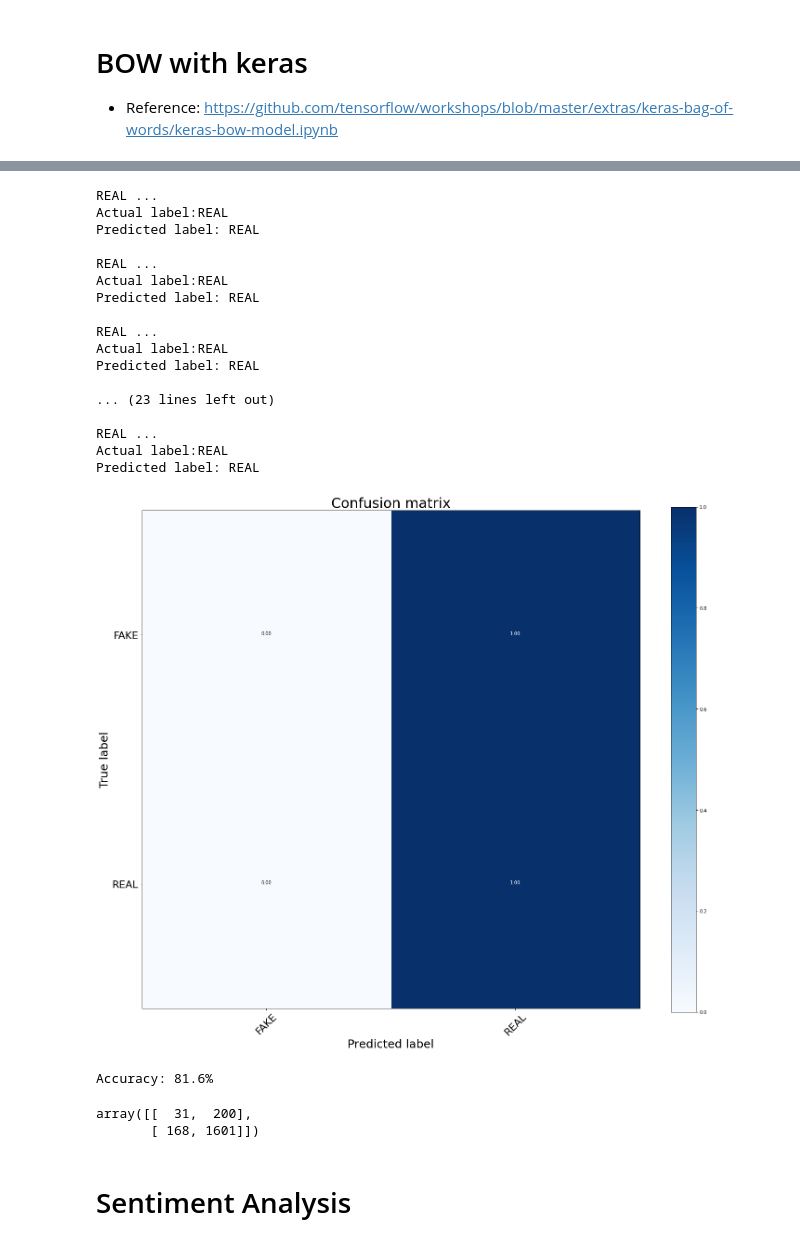
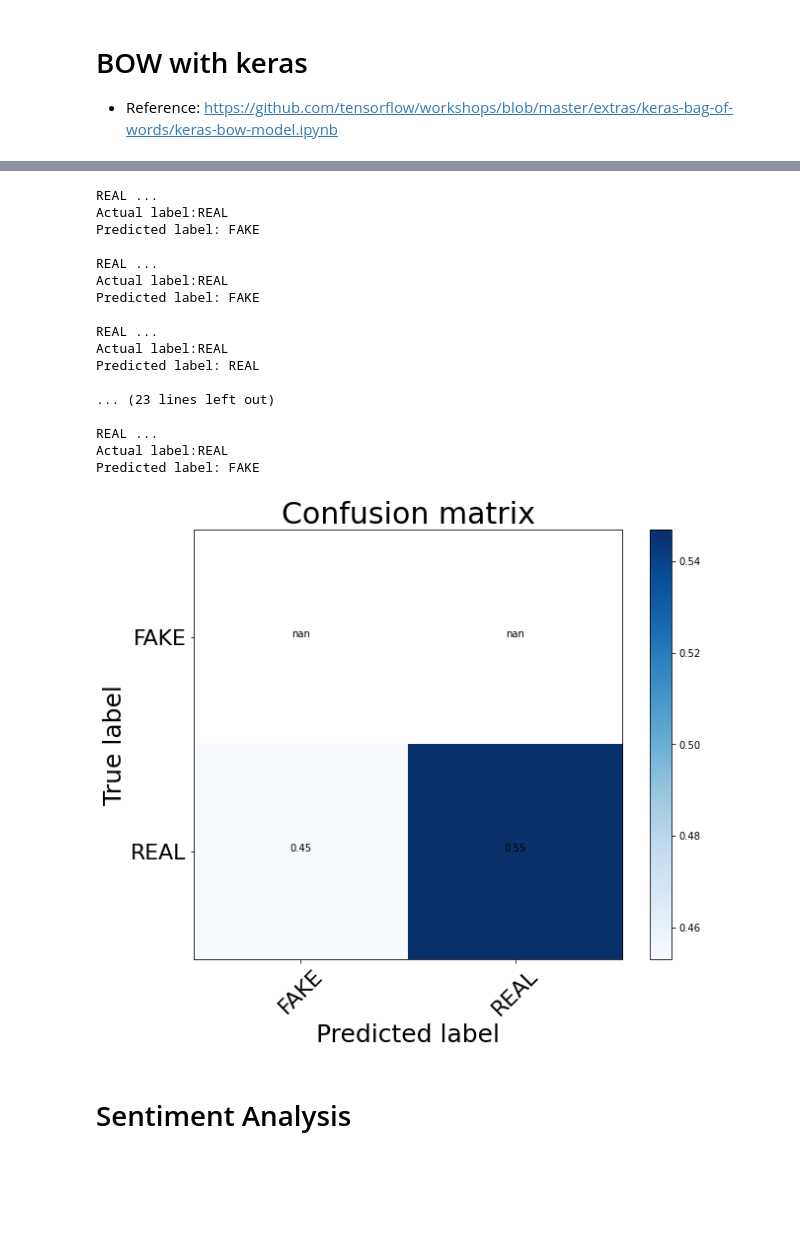
Before and after one commit to Branden-Kang/Fake-review-detector, a Jupyter notebook: Detect_Fake_Reviews_General.ipynb, the cells around one changed output, grey strips where cells are left out. Cells and saved outputs as stored; diff of their text form; code cells hidden in the pictures; blank space fills up the shorter version.

```diff
--- a/Detect_Fake_Reviews_General.ipynb
+++ b/Detect_Fake_Reviews_General.ipynb
@@ -354,0 +372,6 @@ plt.show()
+# %%
+size = 100000 # sample size
+replace = True # with replacement (if you want it to select same row again)
+fn = lambda obj: obj.loc[np.random.choice(obj.index, size, replace),:]
+df = df.groupby('label', as_index=False).apply(fn)
+print(df['label'].value_counts())
@@ -928,6 +966,6 @@ y_test shape: (82243, 2)
 # %%
 batch_size = 32
-epochs = 2
+epochs = 10
 # %%
 # Build the model
 model = Sequential()
@@ -971,11 +1025,11 @@ for i in range(10):
 # %% [output]
 REAL ...
 Actual label:REAL
-Predicted label: REAL
+Predicted label: FAKE
 
 REAL ...
 Actual label:REAL
-Predicted label: REAL
+Predicted label: FAKE
 
 REAL ...
 Actual label:REAL
@@ -985,7 +1039,7 @@ Predicted label: REAL
 
 REAL ...
 Actual label:REAL
-Predicted label: REAL
+Predicted label: FAKE
 # %%
 y_softmax = model.predict(x_test)
 
@@ -1032,8 +1086,8 @@ def plot_confusion_matrix(cm, classes,
     plt.xlabel('Predicted label', fontsize=25)
 # %%
 cnf_matrix = confusion_matrix(y_test_1d, y_pred_1d)
-plt.figure(figsize=(24,20))
+plt.figure(figsize=(10,8))
 plot_confusion_matrix(cnf_matrix, classes=text_labels, title="Confusion matrix")
 plt.show()
 # %% [output]
-[figure, old version]
+[figure, new version]
@@ -1051,16 +1094,3 @@ pa_classifier.fit(tfidf_train,y_train)
-# %%
-# Predict and calculate accuracy
-y_pred=pa_classifier.predict(tfidf_test)
-score=accuracy_score(y_test,y_pred)
-print(f'Accuracy: {round(score*100,2)}%')
-# %% [output]
-Accuracy: 81.6%
-# %%
-# Build confusion matrix
-confusion_matrix(y_test,y_pred, labels=['FAKE','REAL'])
-# %% [output]
-array([[  31,  200],
-       [ 168, 1601]])
 # %% [markdown]
 # Sentiment Analysis
 # %%
```
Also changed, not shown: parts of 29 cells of this notebook.
